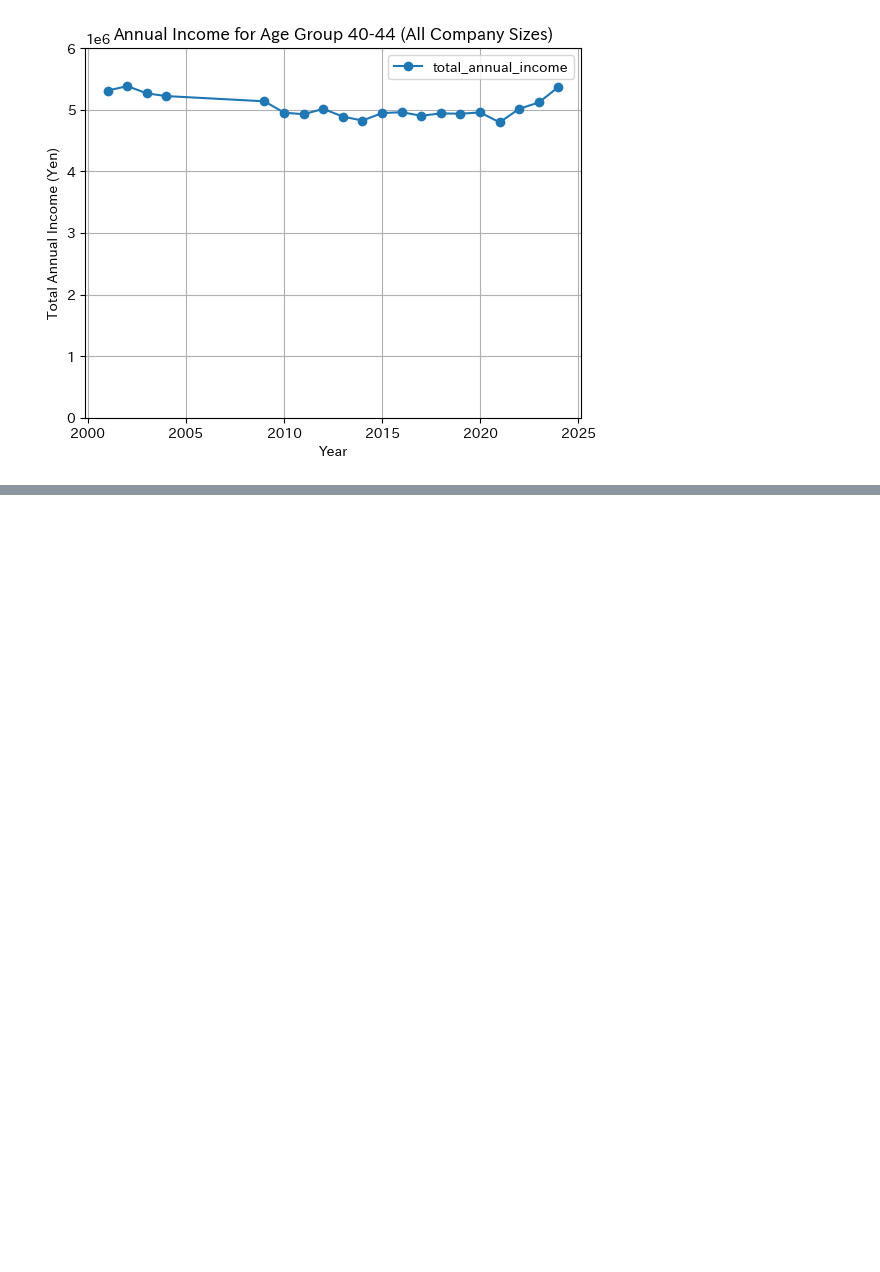
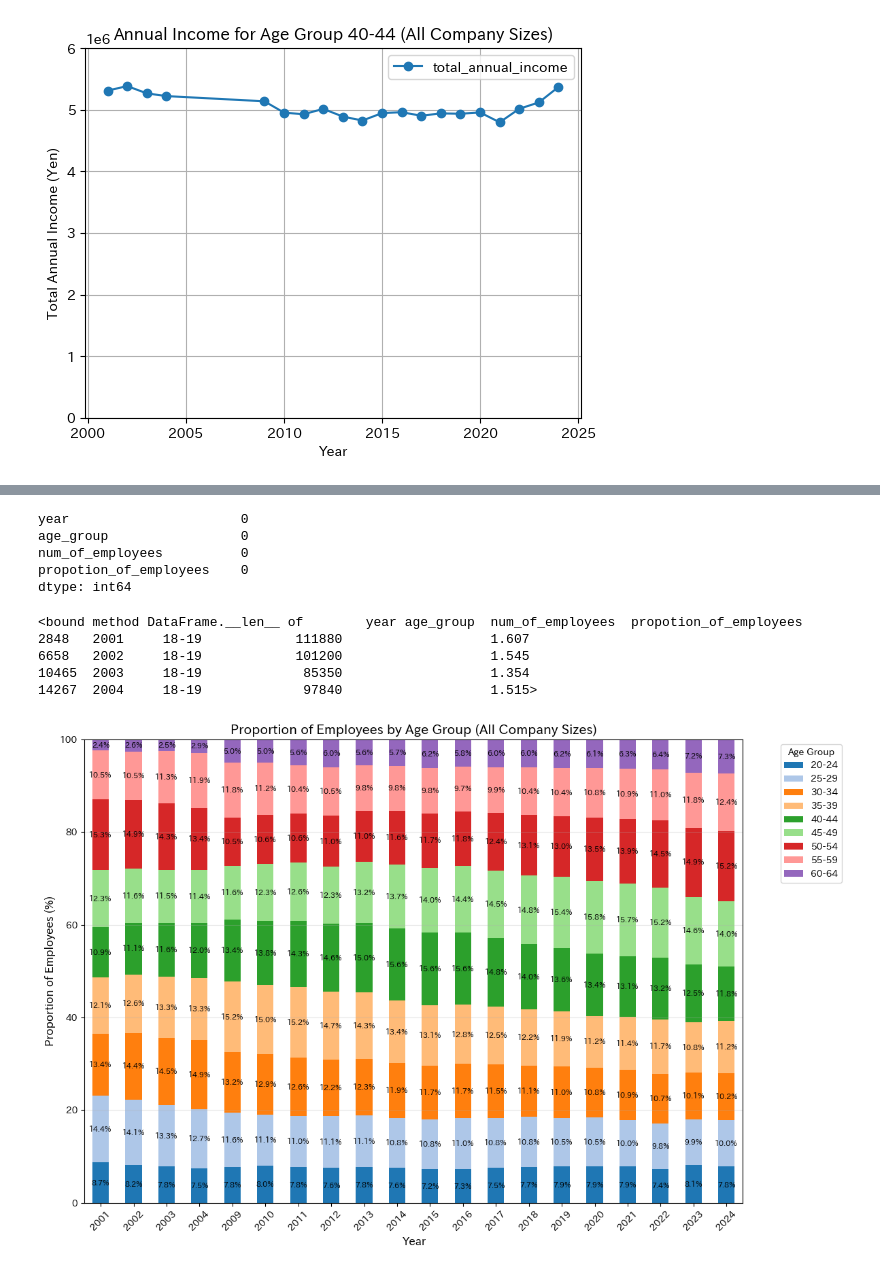
Before and after one commit to M-Yusei1001/K417_Capstone_G9, a Jupyter notebook: eda.ipynb, the cells around one changed output, grey strips where cells are left out. Saved outputs shown, nothing was run; the diff lists cells and outputs as text; code cells hidden in the pictures; blank space fills up the shorter version.

```diff
--- a/eda.ipynb
+++ b/eda.ipynb
@@ -1926,0 +1932,14 @@ wage_data[(wage_data["company_size"] == "T") &
+# %%
+# 列を抽出
+wage_data_ages = wage_data[(wage_data["company_size"] == "T") &
+                            (wage_data["gender"] == "Total") &
+                            (wage_data["education_level"] == "Total") &
+                            (wage_data["service_length"] == "T")][["year", "age_group", "num_of_employees"]]
+
+# 不要な年齢層を除外
+wage_data_ages = wage_data_ages[~wage_data_ages["age_group"].isin(["0-19", "0-17", "65-69", "70+", "T", "18-19", "65+"])]
+
+# 各年ごとに、年齢層別の従業員数割合を計算、小数点第3位まで
+wage_data_ages["propotion_of_employees"] = wage_data_ages.apply(lambda row: round((row["num_of_employees"] / wage_data_ages[wage_data_ages["year"] == row["year"]]["num_of_employees"].sum()) * 100, 3), axis=1)
+
+wage_data_ages.head()
@@ -1926,0 +1953,16 @@ wage_data[(wage_data["company_size"] == "T") &
+# %%
+wage_data_ages.isna().sum()
+# %% [output]
+year                      0
+age_group                 0
+num_of_employees          0
+propotion_of_employees    0
+dtype: int64
+# %%
+wage_data_ages[wage_data_ages["age_group"] == "18-19"].__len__
+# %% [output]
+<bound method DataFrame.__len__ of        year age_group  num_of_employees  propotion_of_employees
+2848   2001     18-19            111880                   1.607
+6658   2002     18-19            101200                   1.545
+10465  2003     18-19             85350                   1.354
+14267  2004     18-19             97840                   1.515>
@@ -1926,0 +1971,41 @@ wage_data[(wage_data["company_size"] == "T") &
+# %%
+# 帯グラフとしてプロット
+pivot_data = wage_data_ages.pivot(index="year", columns="age_group", values="propotion_of_employees")
+
+# より多様な色を生成するため、複数のカラーマップを組み合わせる
+n_colors = len(pivot_data.columns)
+
+# 色のリストを作成（tab20、Set3、Pairedを組み合わせて多様性を確保）
+colors = []
+cmap1 = cm.get_cmap('tab20', 20)
+cmap2 = cm.get_cmap('Set3', 12)
+cmap3 = cm.get_cmap('Paired', 12)
+
+for i in range(n_colors):
+    if i < 20:
+        colors.append(cmap1(i))
+    elif i < 32:
+        colors.append(cmap2(i - 20))
+    else:
+        colors.append(cmap3(i - 32))
+
+fig, ax = plt.subplots(figsize=(12, 8))
+pivot_data.plot(kind="bar", stacked=True, ax=ax, color=colors)
+
+# 各バーに値を表示
+for container in ax.containers:
+    # 値が小さすぎる場合は表示しない（閾値: 2%）
+    labels = [f'{v:.1f}%' if v > 2 else '' for v in container.datavalues] # type: ignore
+    ax.bar_label(container, labels=labels, label_type='center', fontsize=8, color='black') # type: ignore
+
+ax.set_xlabel("Year", fontsize=12)
+ax.set_ylabel("Proportion of Employees (%)", fontsize=12)
+ax.set_title("Proportion of Employees by Age Group (All Company Sizes)", fontsize=14)
+ax.set_xticklabels(ax.get_xticklabels(), rotation=45)
+ax.set_ylim(0, 100)
+ax.grid(axis='y', alpha=0.3)
+ax.legend(title="Age Group", bbox_to_anchor=(1.05, 1), loc='upper left')
+plt.tight_layout()
+plt.show()
+# %% [output]
+[figure, added]
```
Also changed, not shown: parts of 5 cells of this notebook, 1 other file.
